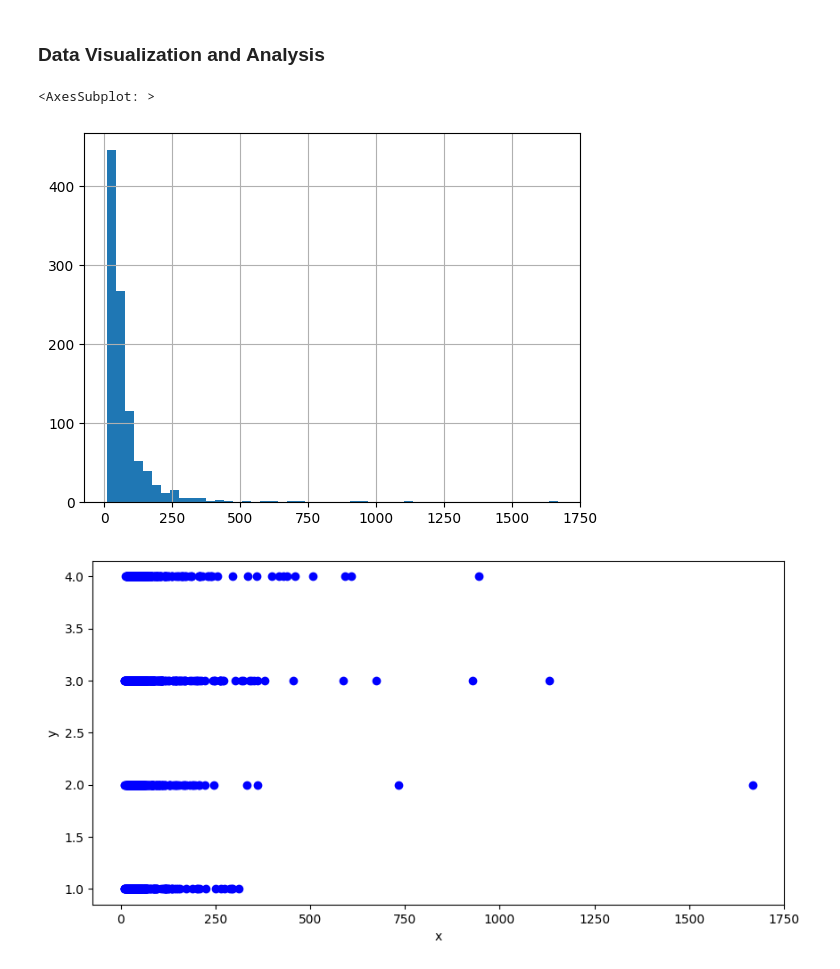
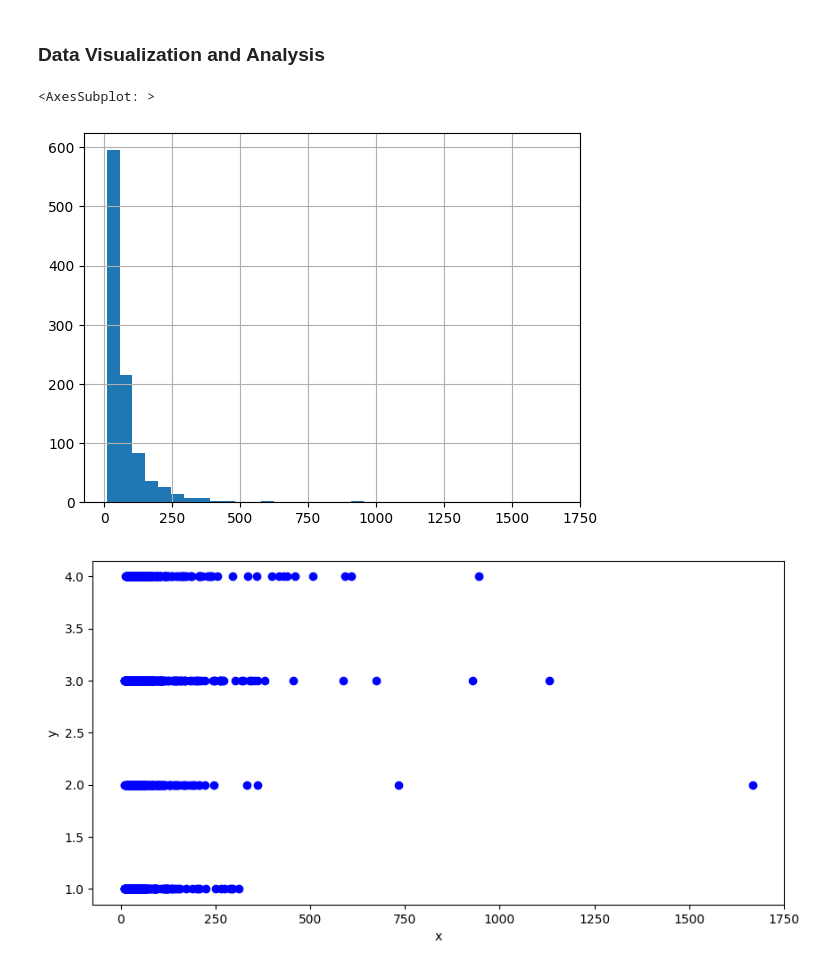
Before and after one commit to mehdisahraeei/ml-project, a Jupyter notebook: 01-learning/02-classification/01-knn/K-Nearest-neighbors.ipynb, the cells around one changed output. Drawn from its saved outputs; the diff is of its cells as text; code cells hidden in the pictures.

```diff
--- a/01-learning/02-classification/01-knn/K-Nearest-neighbors.ipynb
+++ b/01-learning/02-classification/01-knn/K-Nearest-neighbors.ipynb
@@ -71,10 +71,10 @@ Index(['region', 'tenure', 'age', 'marital', 'address', 'income', 'ed',
 ### Data Visualization and Analysis
 # %%
 #bins divides the entire range of values into a series of intervals
-df['income'].hist(bins=50)
+df['income'].hist(bins=35)
 # %% [output]
 <AxesSubplot: >
-[figure, old version]
+[figure, new version]
 # %%
 x_data, y_data = (df["income"].values, df["custcat"].values)
 plt.figure(figsize=(10,5)) #size plt x,y
```
Also changed, not shown: parts of 7 cells of this notebook.
